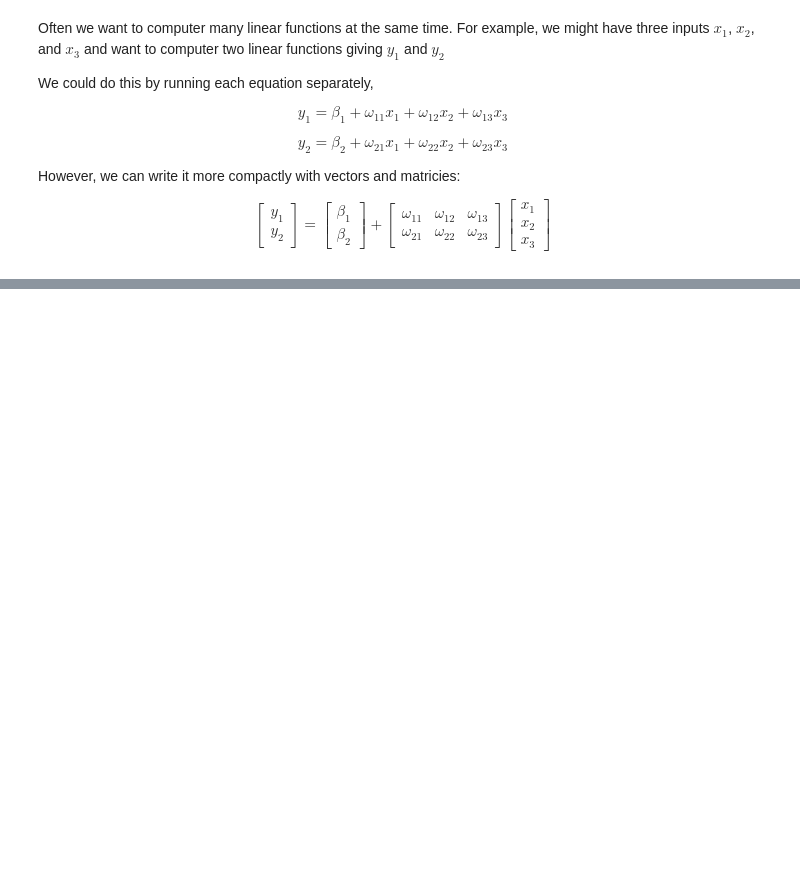
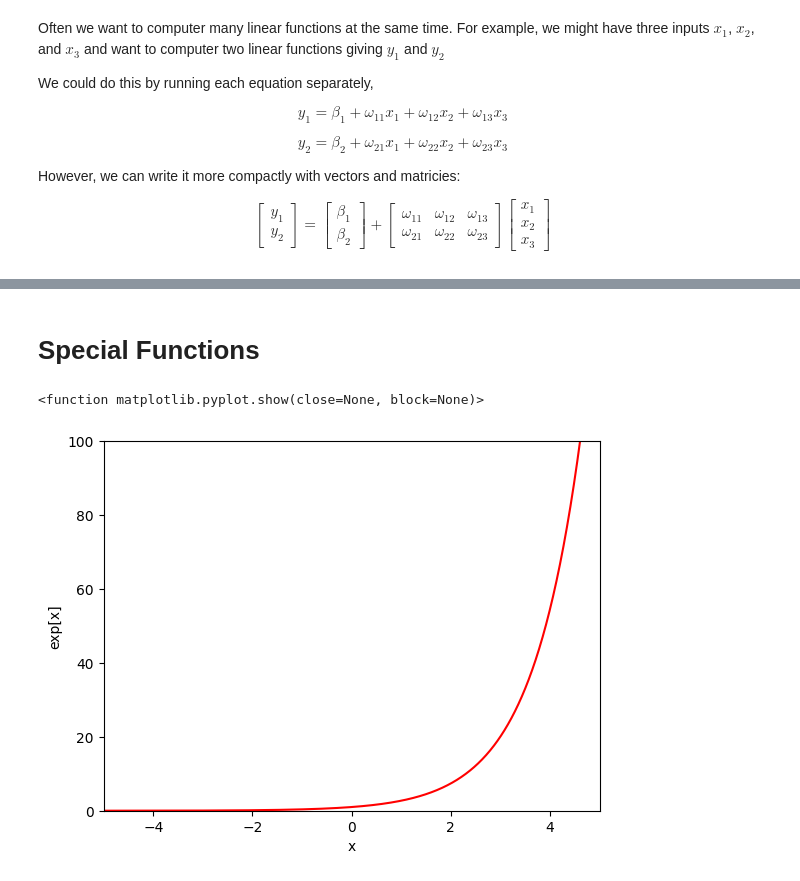
Before and after one commit to kanishk-jain-2001/understanding-deep-learning, a Jupyter notebook: backgroundmath.ipynb, the cells around one changed output, grey strips where cells are left out. Cells and saved outputs as stored; diff of their text form; code cells hidden in the pictures; blank space fills up the shorter version.

```diff
--- a/backgroundmath.ipynb
+++ b/backgroundmath.ipynb
@@ -165,0 +190,18 @@ print('y1= %3.3f\ny2 = %3.3f'%((y_vec[0],y_vec[1])))
+# %% [markdown]
+# Special Functions
+# %%
+# Draw the exponential function
+
+# Define an array of x values from -5 to 5 with increments of 0.01
+x = np.arange(-5.0,5.0, 0.01)
+y = np.exp(x) ;
+
+# Plot this function
+fig, ax = plt.subplots()
+ax.plot(x,y,'r-')
+ax.set_ylim([0,100]);ax.set_xlim([-5,5])
+ax.set_xlabel('x'); ax.set_ylabel('exp[x]')
+plt.show
+# %% [output]
+<function matplotlib.pyplot.show(close=None, block=None)>
+[figure, added]
```
Also changed, not shown: parts of 6 cells of this notebook, 1 other file.
